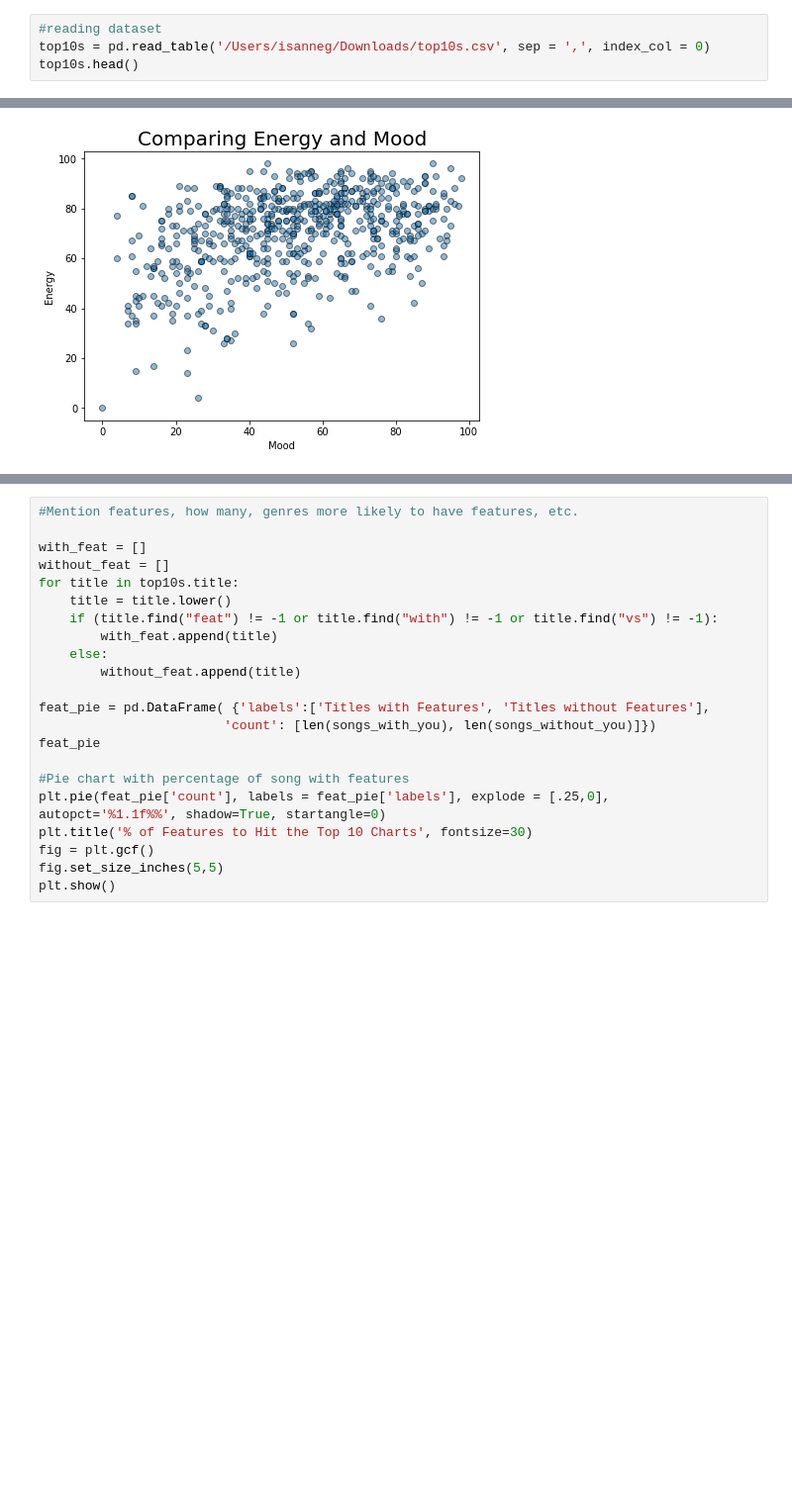
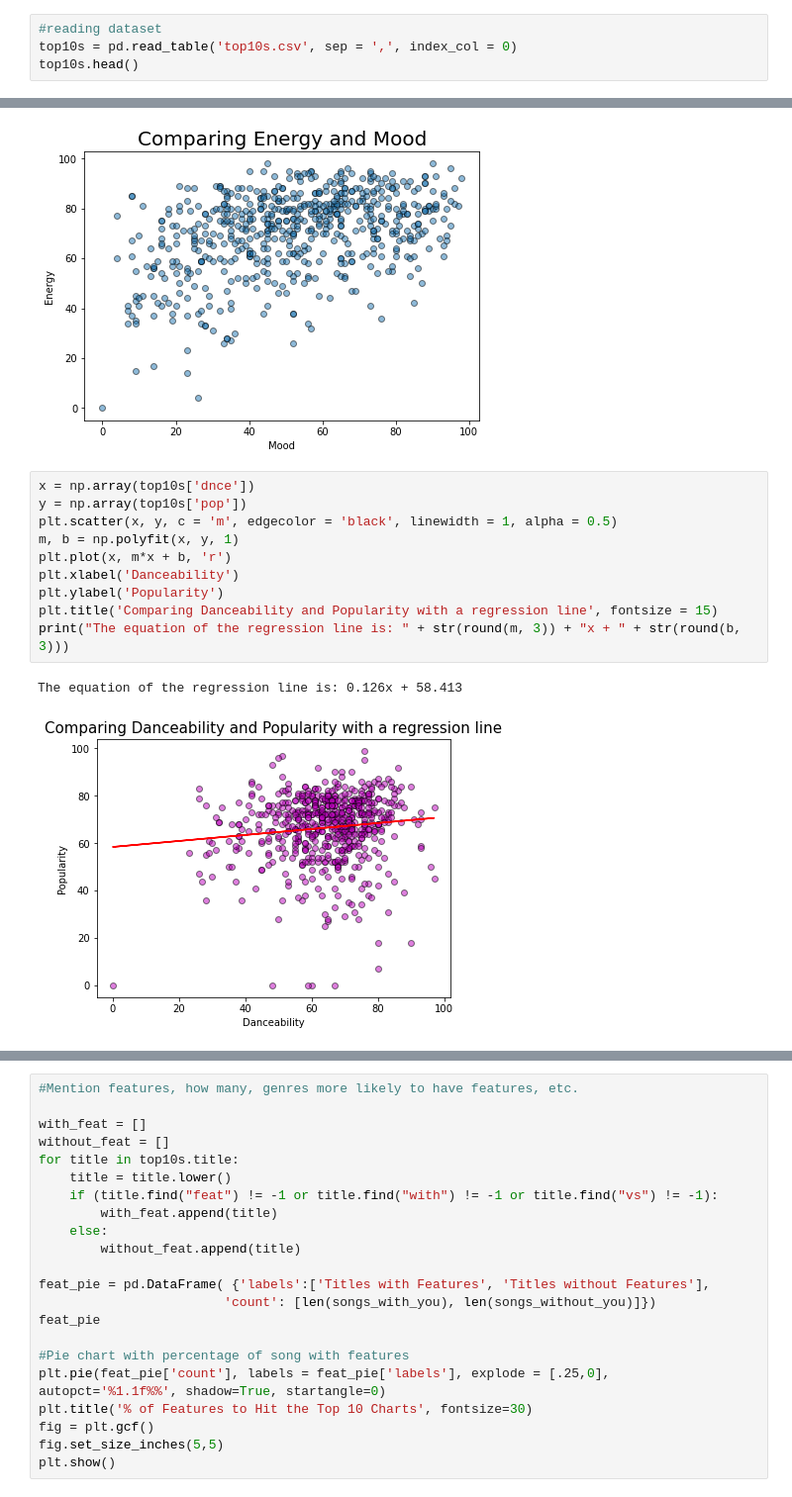
Before and after one commit to jvalliere/CMPS240-final-project, a Jupyter notebook: CMPS240_final_project.ipynb, the cells around one changed output, grey strips where cells are left out. Shown: that part at 99% size. Drawn from its saved outputs; the diff is of its cells as text; blank space fills up the shorter version.

Commit message:
Added linear regression models for a few variables

```diff
--- a/CMPS240_final_project.ipynb
+++ b/CMPS240_final_project.ipynb
@@ -6,7 +6,7 @@ import pandas as pd
 import matplotlib.pyplot as plt
 # %%
 #reading dataset
-top10s = pd.read_table('/Users/isanneg/Downloads/top10s.csv', sep = ',', index_col = 0)
+top10s = pd.read_table('top10s.csv', sep = ',', index_col = 0)
 top10s.head()
 # %% [output]
 |  | title | artist | top genre | year | bpm | nrgy | dnce | dB | live | val | dur | ... |
@@ -162,3 +162,16 @@ plt.tight_layout()
 plt.show()
 # %% [output]
 [figure]
+# %%
+x = np.array(top10s['dnce'])
+y = np.array(top10s['pop'])
+plt.scatter(x, y, c = 'm', edgecolor = 'black', linewidth = 1, alpha = 0.5)
+m, b = np.polyfit(x, y, 1)
+plt.plot(x, m*x + b, 'r')
+plt.xlabel('Danceability')
+plt.ylabel('Popularity')
+plt.title('Comparing Danceability and Popularity with a regression line', fontsize = 15)
+print("The equation of the regression line is: " + str(round(m, 3)) + "x + " + str(round(b, 3)))
+# %% [output]
+The equation of the regression line is: 0.126x + 58.413
+[figure, added]
```
Also changed, not shown: parts of 2 cells of this notebook.
